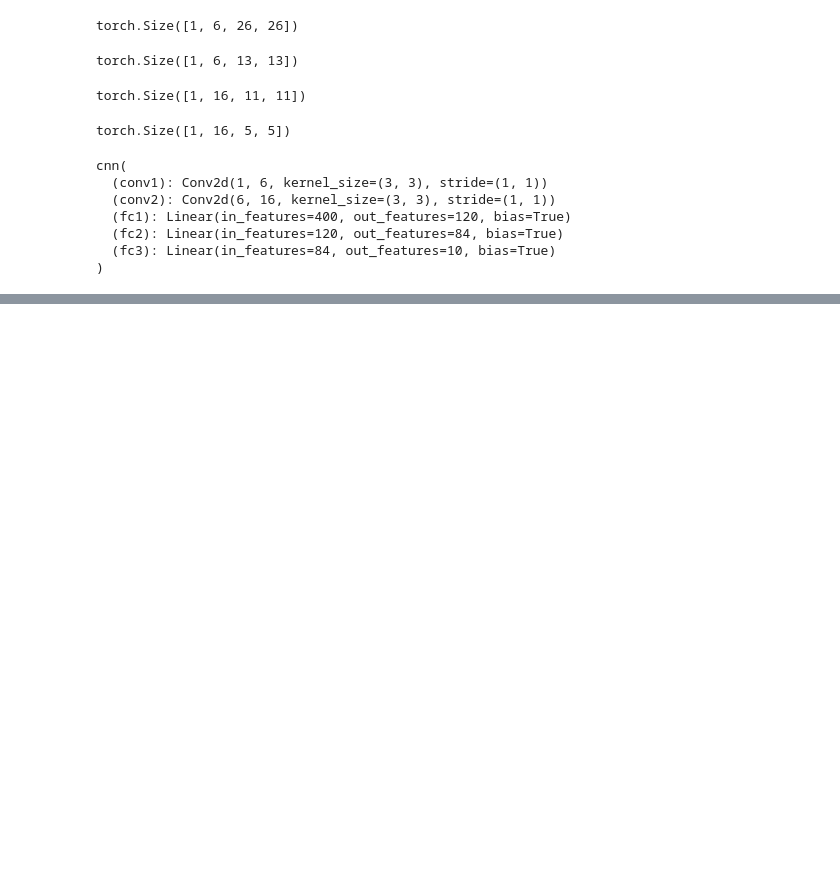
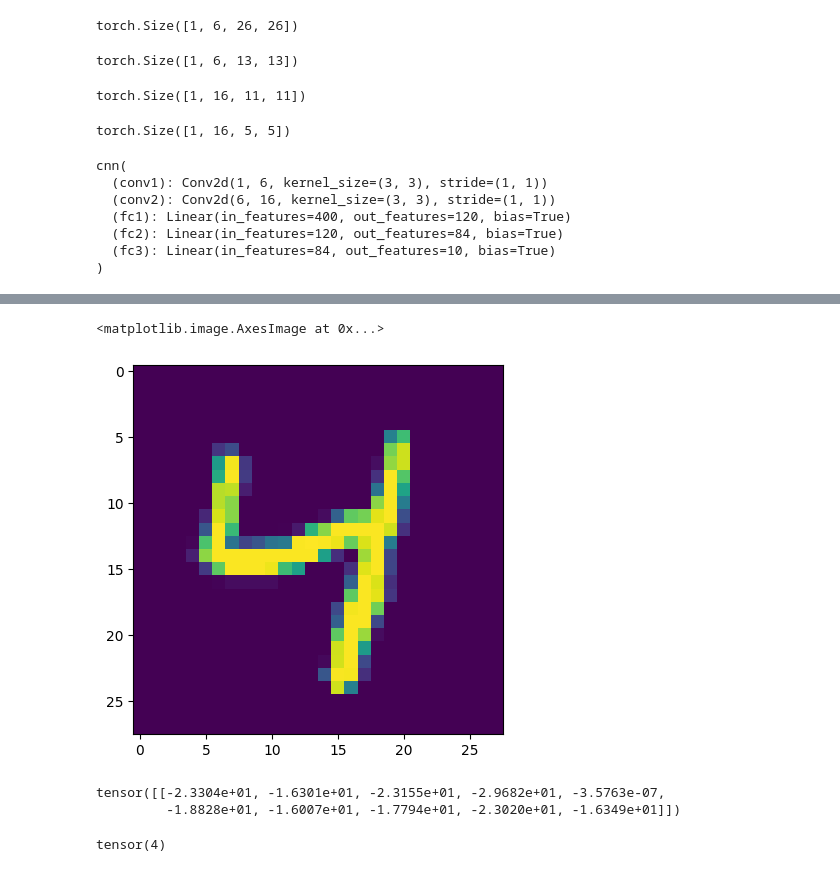
Before and after one commit to anshuiitb/pytorch, a Jupyter notebook: CNN_torch.ipynb, the cells around one changed output, grey strips where cells are left out. Drawn from its saved outputs; the diff is of its cells as text; code cells hidden in the pictures; blank space fills up the shorter version.

```diff
--- a/CNN_torch.ipynb
+++ b/CNN_torch.ipynb
@@ -182,0 +258,5 @@ epoch : 4 , batch : 6000 , loss : 0.0006333889323286712
+# %%
+plt.imshow(test_data[1978][0].reshape(28,28))
+# %% [output]
+<matplotlib.image.AxesImage at 0x...>
+[figure, added]
@@ -182,0 +267,9 @@ epoch : 4 , batch : 6000 , loss : 0.0006333889323286712
+# %%
+output
+# %% [output]
+tensor([[-2.3304e+01, -1.6301e+01, -2.3155e+01, -2.9682e+01, -3.5763e-07,
+         -1.8828e+01, -1.6007e+01, -1.7794e+01, -2.3020e+01, -1.6349e+01]])
+# %%
+output.argmax()
+# %% [output]
+tensor(4)
```
Also changed, not shown: parts of 7 cells of this notebook.
